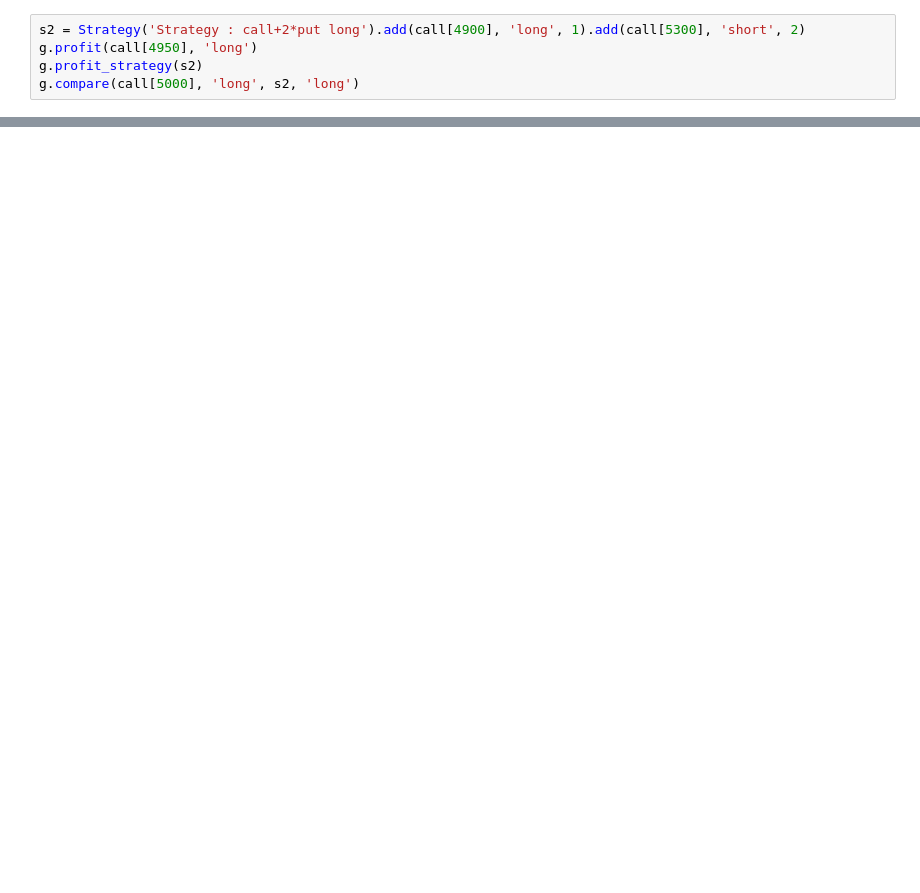
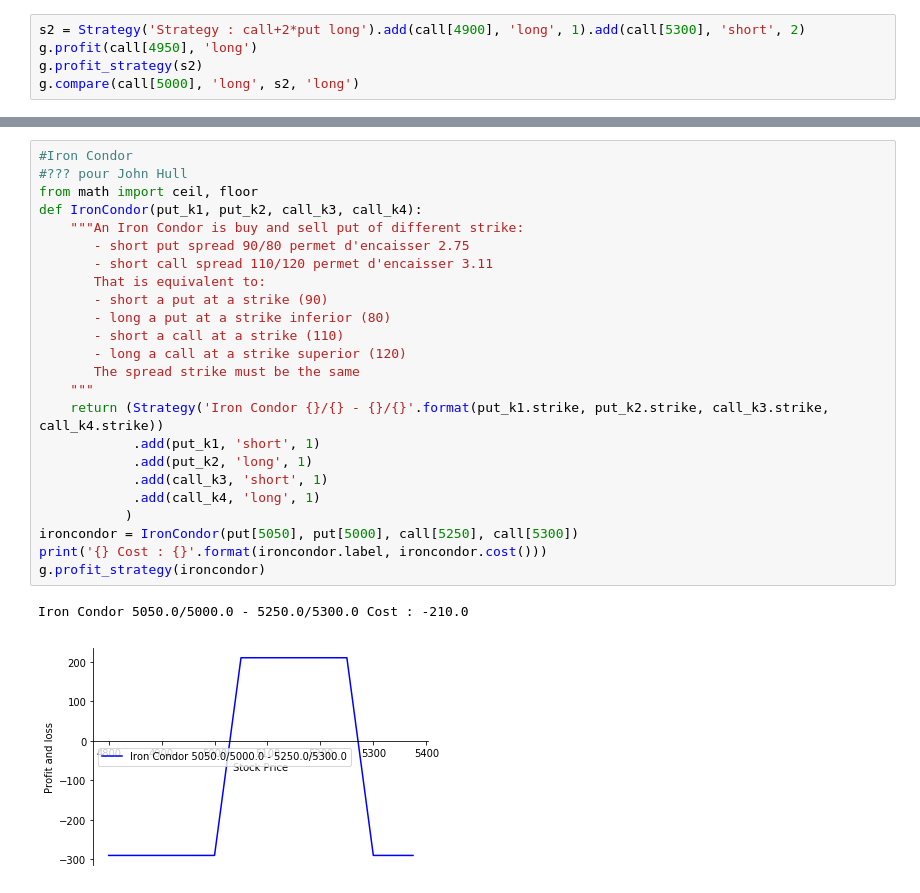
Before and after one commit to splanquart/spoption, a Jupyter notebook: test scrapper.ipynb, the cells around one changed output, grey strips where cells are left out. Cells and saved outputs as stored; diff of their text form; blank space fills up the shorter version.

```diff
--- a/test scrapper.ipynb
+++ b/test scrapper.ipynb
@@ -68,0 +151,27 @@ Straddle Cost : 104.0
+# %%
+#Iron Condor
+#??? pour John Hull
+from math import ceil, floor
+def IronCondor(put_k1, put_k2, call_k3, call_k4):
+    """An Iron Condor is buy and sell put of different strike:
+       - short put spread 90/80 permet d'encaisser 2.75
+       - short call spread 110/120 permet d'encaisser 3.11
+       That is equivalent to:
+       - short a put at a strike (90)
+       - long a put at a strike inferior (80)
+       - short a call at a strike (110)
+       - long a call at a strike superior (120)
+       The spread strike must be the same
+    """
+    return (Strategy('Iron Condor {}/{} - {}/{}'.format(put_k1.strike, put_k2.strike, call_k3.strike, call_k4.strike))
+            .add(put_k1, 'short', 1)
+            .add(put_k2, 'long', 1)
+            .add(call_k3, 'short', 1)
+            .add(call_k4, 'long', 1)
+           )
+ironcondor = IronCondor(put[5050], put[5000], call[5250], call[5300])
+print('{} Cost : {}'.format(ironcondor.label, ironcondor.cost()))
+g.profit_strategy(ironcondor)
+# %% [output]
+Iron Condor 5050.0/5000.0 - 5250.0/5300.0 Cost : -210.0
+[figure, added]
```
Also changed, not shown: parts of 13 cells of this notebook, 2 other files.
